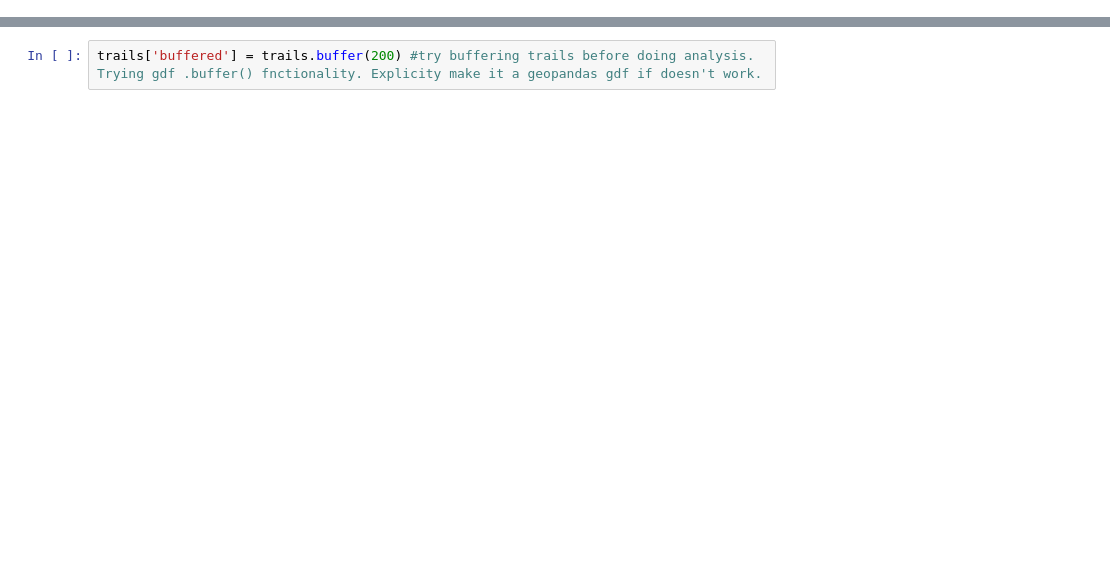
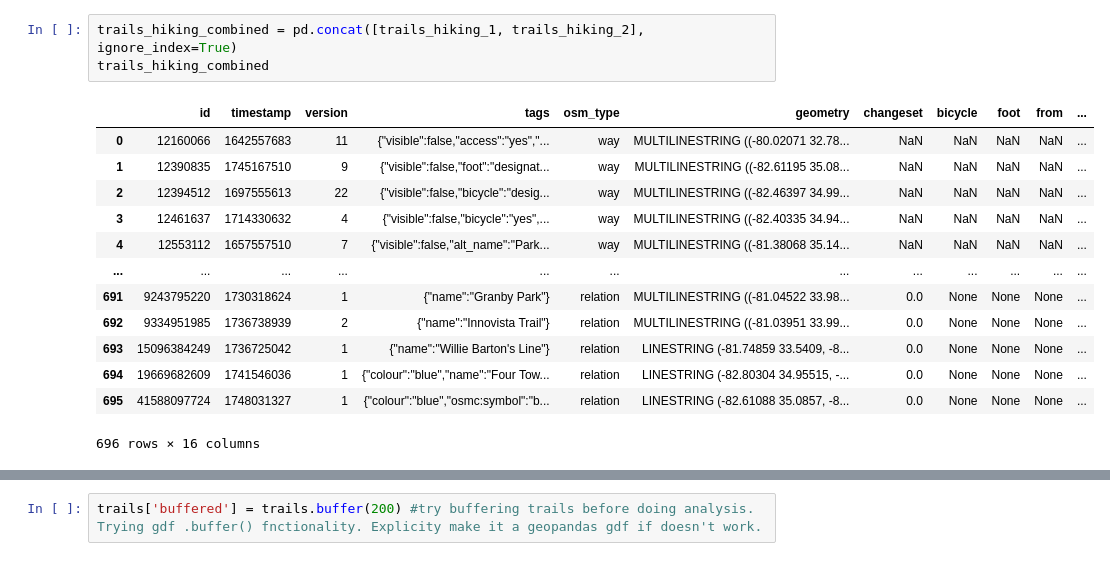
Before and after one commit to r0binsonCrusoe/trail_wetness_index, a Jupyter notebook: trails.ipynb, the cells around one changed output, grey strips where cells are left out. Saved outputs shown, nothing was run; the diff lists cells and outputs as text; blank space fills up the shorter version.

```diff
--- a/trails.ipynb
+++ b/trails.ipynb
@@ -23,0 +71,17 @@ m
+# %%
+trails_hiking_combined = pd.concat([trails_hiking_1, trails_hiking_2], ignore_index=True)
+trails_hiking_combined
+# %% [output]
+|  | id | timestamp | version | tags | osm_type | geometry | changeset | bicycle | foot | from | ... |
+| 0 | 12160066 | 1642557683 | 11 | {"visible":false,"access":"yes","... | way | MULTILINESTRING ((-80.02071 32.78... | NaN | NaN | NaN | NaN | ... |
+| 1 | 12390835 | 1745167510 | 9 | {"visible":false,"foot":"designat... | way | MULTILINESTRING ((-82.61195 35.08... | NaN | NaN | NaN | NaN | ... |
+| 2 | 12394512 | 1697555613 | 22 | {"visible":false,"bicycle":"desig... | way | MULTILINESTRING ((-82.46397 34.99... | NaN | NaN | NaN | NaN | ... |
+| 3 | 12461637 | 1714330632 | 4 | {"visible":false,"bicycle":"yes",... | way | MULTILINESTRING ((-82.40335 34.94... | NaN | NaN | NaN | NaN | ... |
+| 4 | 12553112 | 1657557510 | 7 | {"visible":false,"alt_name":"Park... | way | MULTILINESTRING ((-81.38068 35.14... | NaN | NaN | NaN | NaN | ... |
+| ... | ... | ... | ... | ... | ... | ... | ... | ... | ... | ... | ... |
+| 691 | 9243795220 | 1730318624 | 1 | {"name":"Granby Park"} | relation | MULTILINESTRING ((-81.04522 33.98... | 0.0 | None | None | None | ... |
+| 692 | 9334951985 | 1736738939 | 2 | {"name":"Innovista Trail"} | relation | MULTILINESTRING ((-81.03951 33.99... | 0.0 | None | None | None | ... |
+| 693 | 15096384249 | 1736725042 | 1 | {"name":"Willie Barton's Line"} | relation | LINESTRING (-81.74859 33.5409, -8... | 0.0 | None | None | None | ... |
+| 694 | 19669682609 | 1741546036 | 1 | {"colour":"blue","name":"Four Tow... | relation | LINESTRING (-82.80304 34.95515, -... | 0.0 | None | None | None | ... |
+| 695 | 41588097724 | 1748031327 | 1 | {"colour":"blue","osmc:symbol":"b... | relation | LINESTRING (-82.61088 35.0857, -8... | 0.0 | None | None | None | ... |
+696 rows × 16 columns
```
Also changed, not shown: parts of 11 cells of this notebook.
